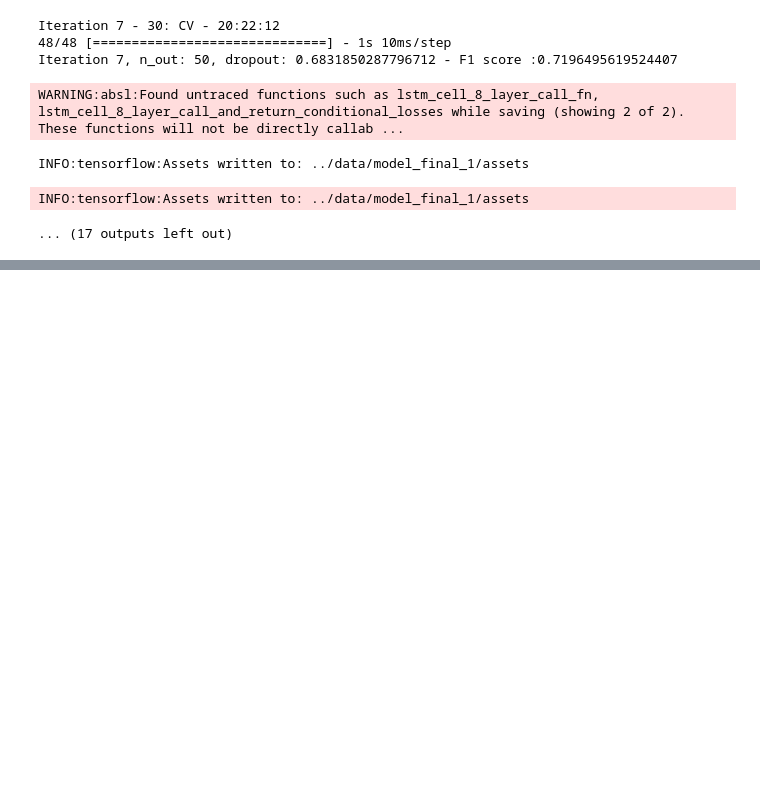
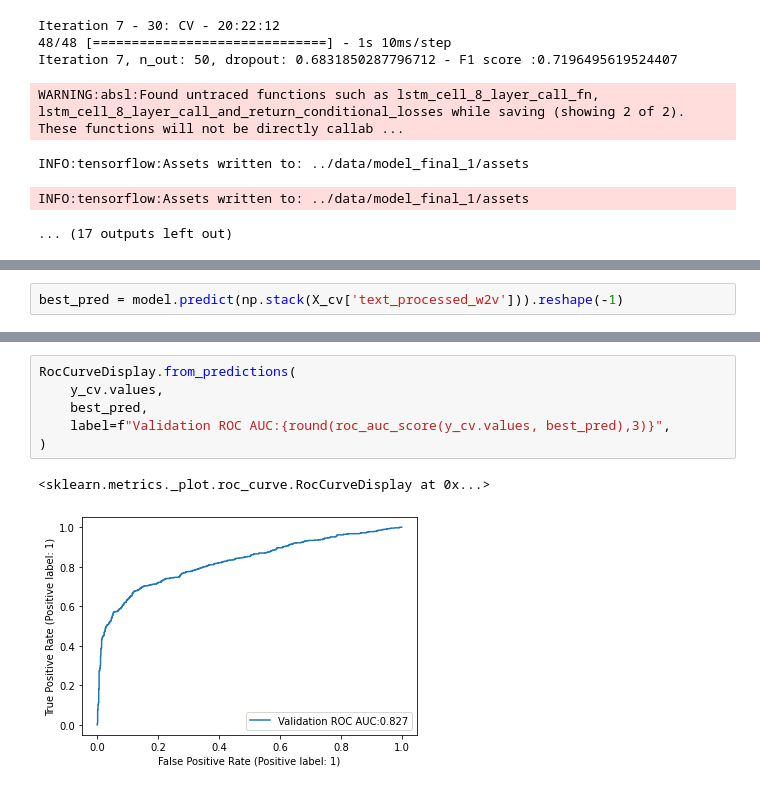
Before and after one commit to jcazuero94/Intro_to_dl_projects, a Jupyter notebook: nlp_disaster/Notebooks/NLP_Disaster.ipynb, the cells around one changed output, grey strips where cells are left out. Cells and saved outputs as stored; diff of their text form; blank space fills up the shorter version.

```diff
--- a/nlp_disaster/Notebooks/NLP_Disaster.ipynb
+++ b/nlp_disaster/Notebooks/NLP_Disaster.ipynb
@@ -650,0 +742,2 @@ INFO:tensorflow:Assets written to: ../data/model_final_1/assets
+# %%
+best_pred = model.predict(np.stack(X_cv['text_processed_w2v'])).reshape(-1)
@@ -650,0 +746,9 @@ INFO:tensorflow:Assets written to: ../data/model_final_1/assets
+# %%
+RocCurveDisplay.from_predictions(
+    y_cv.values,
+    best_pred,
+    label=f"Validation ROC AUC:{round(roc_auc_score(y_cv.values, best_pred),3)}",
+)
+# %% [output]
+<sklearn.metrics._plot.roc_curve.RocCurveDisplay at 0x...>
+[figure, added]
```
Also changed, not shown: parts of 25 cells of this notebook, 20 other files.
